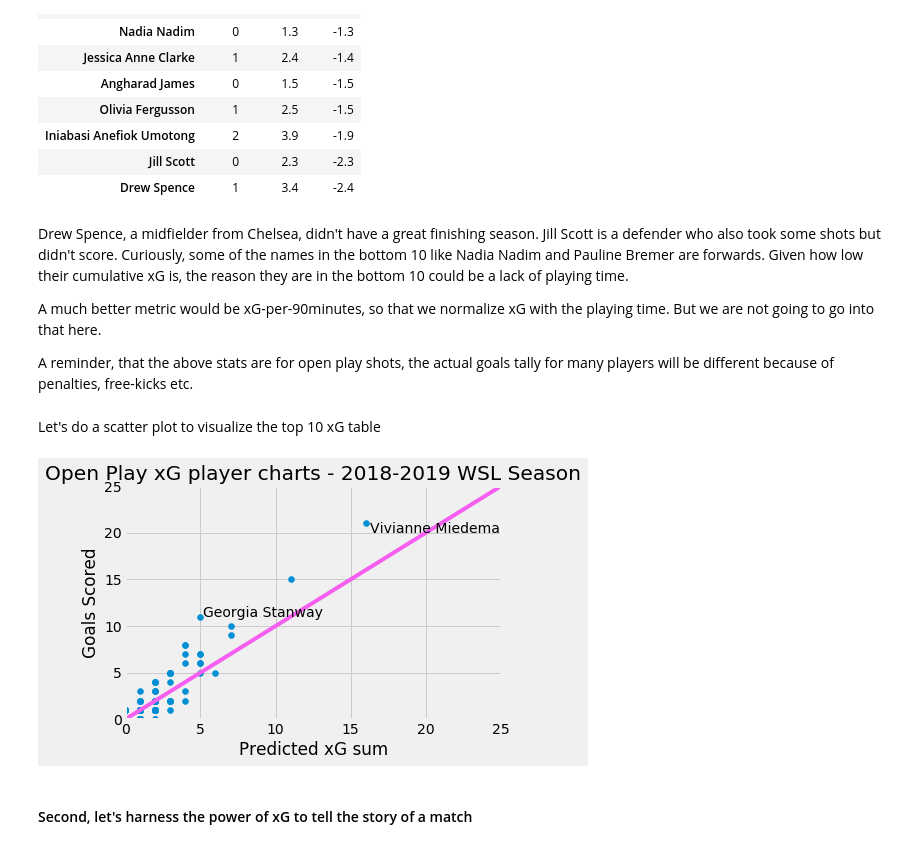
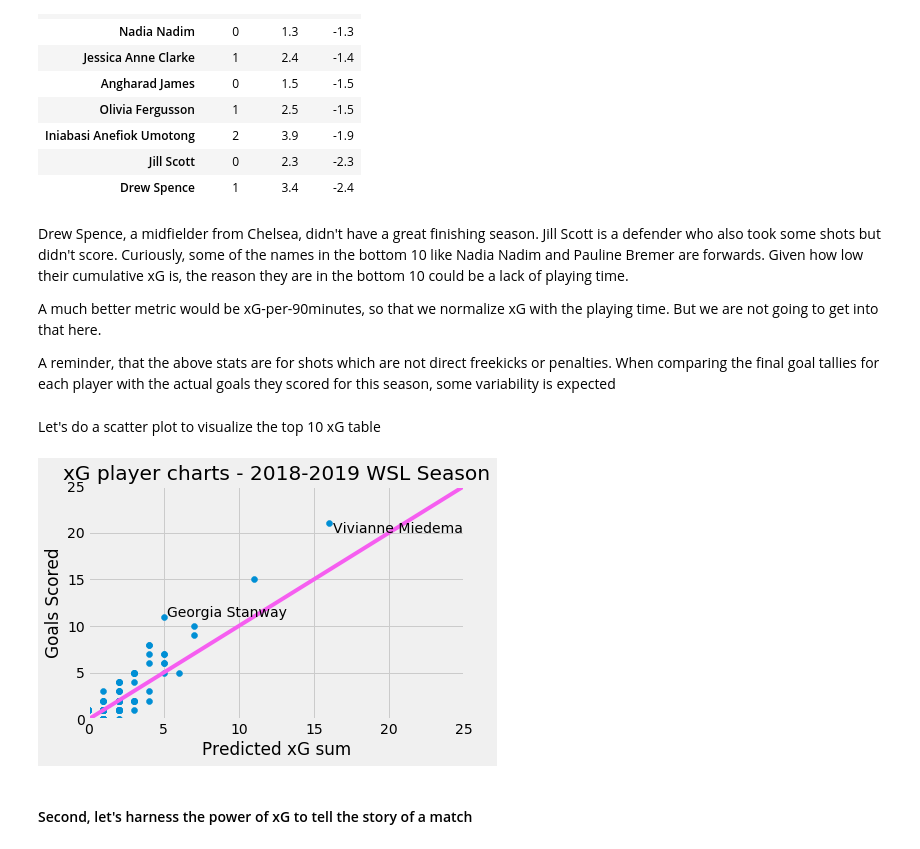
Before and after one commit to j-v-n/Springboard, a Jupyter notebook: capstone_projects/capstone1/model_application.ipynb, the cells around one changed output. Drawn from its saved outputs; the diff is of its cells as text; code cells hidden in the pictures.

Commit message:
Fixed typos and clarified that model is strictly not based on open play shots

```diff
--- a/capstone_projects/capstone1/model_application.ipynb
+++ b/capstone_projects/capstone1/model_application.ipynb
@@ -598,23 +598,23 @@ df_player_level_xG.tail(10)
 # %% [markdown]
 Drew Spence, a midfielder from Chelsea, didn't have a great finishing season. Jill Scott is a defender who also took some shots but didn't score. Curiously, some of the names in the bottom 10 like Nadia Nadim and Pauline Bremer are forwards. Given how low their cumulative xG is, the reason they are in the bottom 10 could be a lack of playing time.
 
-A much better metric would be xG-per-90minutes, so that we normalize xG with the playing time. But we are not going to go into that here.
+A much better metric would be xG-per-90minutes, so that we normalize xG with the playing time. But we are not going to get into that here.
 
-A reminder, that the above stats are for open play shots, the actual goals tally for many players will be different because of penalties, free-kicks etc.
+A reminder, that the above stats are for shots which are not direct freekicks or penalties. When comparing the final goal tallies for each player with the actual goals they scored for this season, some variability is expected
 # %% [markdown]
 Let's do a scatter plot to visualize the top 10 xG table
 # %%
 plt.scatter(round(df_player_level_xG['xG_sum'],0),df_player_level_xG['goals'])
 plt.plot([0,25],[0,25],color="#f65ef0")
 plt.xlabel('Predicted xG sum')
 plt.ylabel('Goals Scored')
 plt.xlim([0,25])
 plt.ylim([0,25])
 plt.annotate('Vivianne Miedema',xy=(16.3,21),xytext=(16.3,20))
 plt.annotate('Georgia Stanway',xy=(5.2,11),xytext=(5.2,11));
-plt.title('Open Play xG player charts - 2018-2019 WSL Season');
+plt.title('xG player charts - 2018-2019 WSL Season');
 # %% [output]
-[figure, old version]
+[figure, new version]
 # %% [markdown]
 #### Second, let's harness the power of xG to tell the story of a match
 # %%
```
Also changed, not shown: parts of 11 cells of this notebook, 1 other file.
